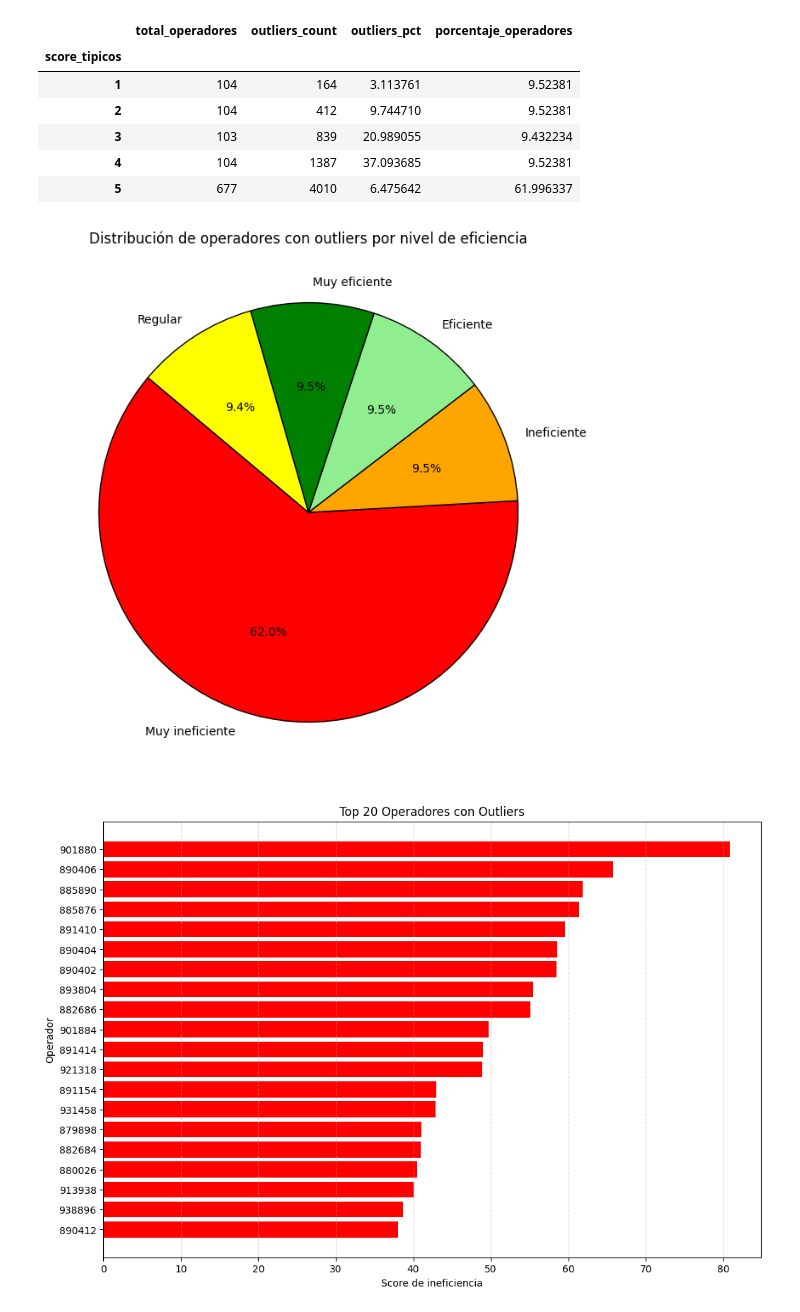
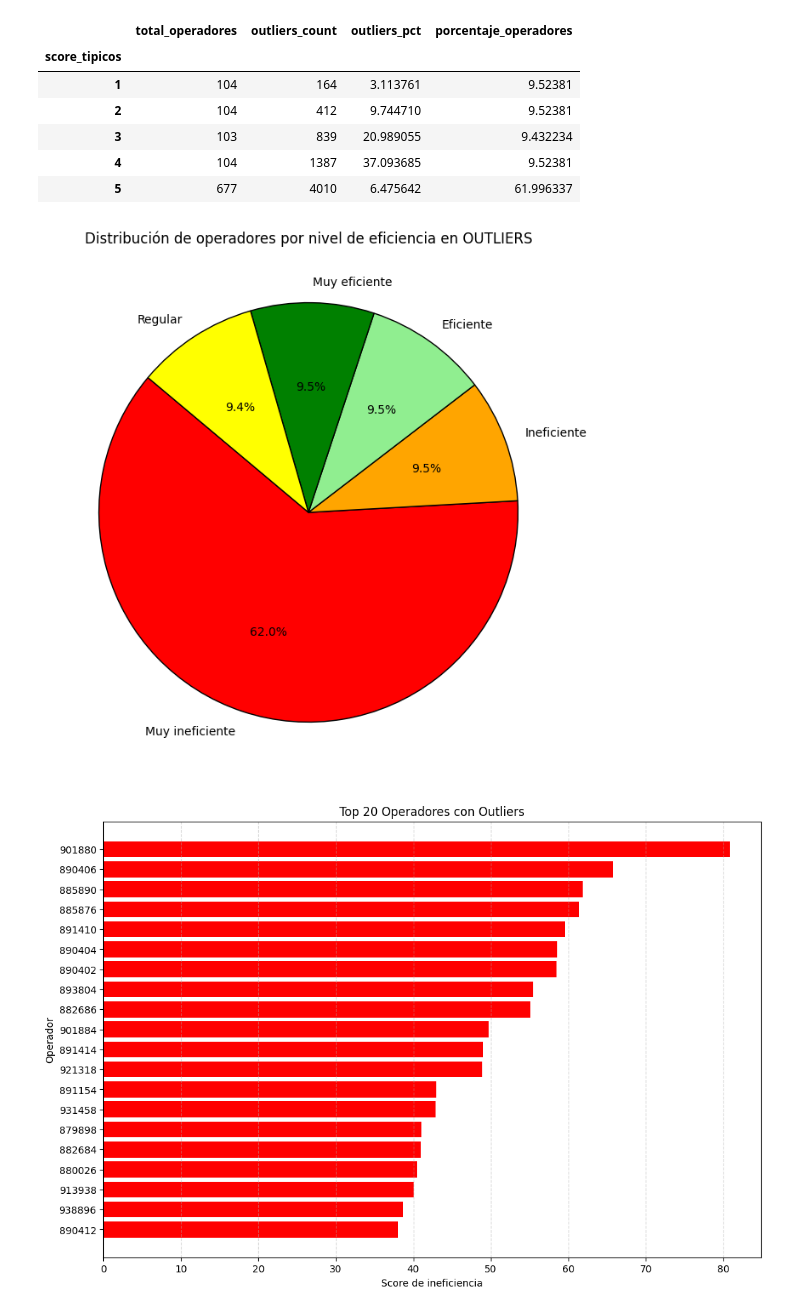
Before and after one commit to albert777mendoza/final_project_da, a Jupyter notebook: case1_telecom/notebooks/telecom_case.ipynb, the cells around one changed output. Saved outputs shown, nothing was run; the diff lists cells and outputs as text; code cells hidden in the pictures.

```diff
--- a/case1_telecom/notebooks/telecom_case.ipynb
+++ b/case1_telecom/notebooks/telecom_case.ipynb
@@ -1931,35 +1960,35 @@ map_niveles = {
     4: 'Ineficiente',
     5: 'Muy ineficiente'
 }
 
 score_df['nivel_eficiencia'] = score_df['score_tipicos'].map(map_niveles)
 
 # Contar operadores por nivel
 niveles_count = score_df['nivel_eficiencia'].value_counts()
 
 # Colores para cada nivel
 colores = {
     'Muy eficiente':'green',
     'Eficiente':'lightgreen',
     'Regular':'yellow',
     'Ineficiente':'orange',
     'Muy ineficiente':'red'
 }
 
 # Gráfico de torta
 plt.figure(figsize=(8,8))
 plt.pie(
     niveles_count,
     labels=niveles_count.index,
     autopct='%1.1f%%',
     startangle=140,
     colors=[colores[n] for n in niveles_count.index],
     wedgeprops={'edgecolor':'black'}
 )
-plt.title('Distribución de operadores con outliers por nivel de eficiencia')
+plt.title('Distribución de operadores por nivel de eficiencia en OUTLIERS')
 plt.show()
 # %% [output]
-[figure, old version]
+[figure, new version]
 # %%
 
 
```
Also changed, not shown: parts of 13 cells of this notebook.
